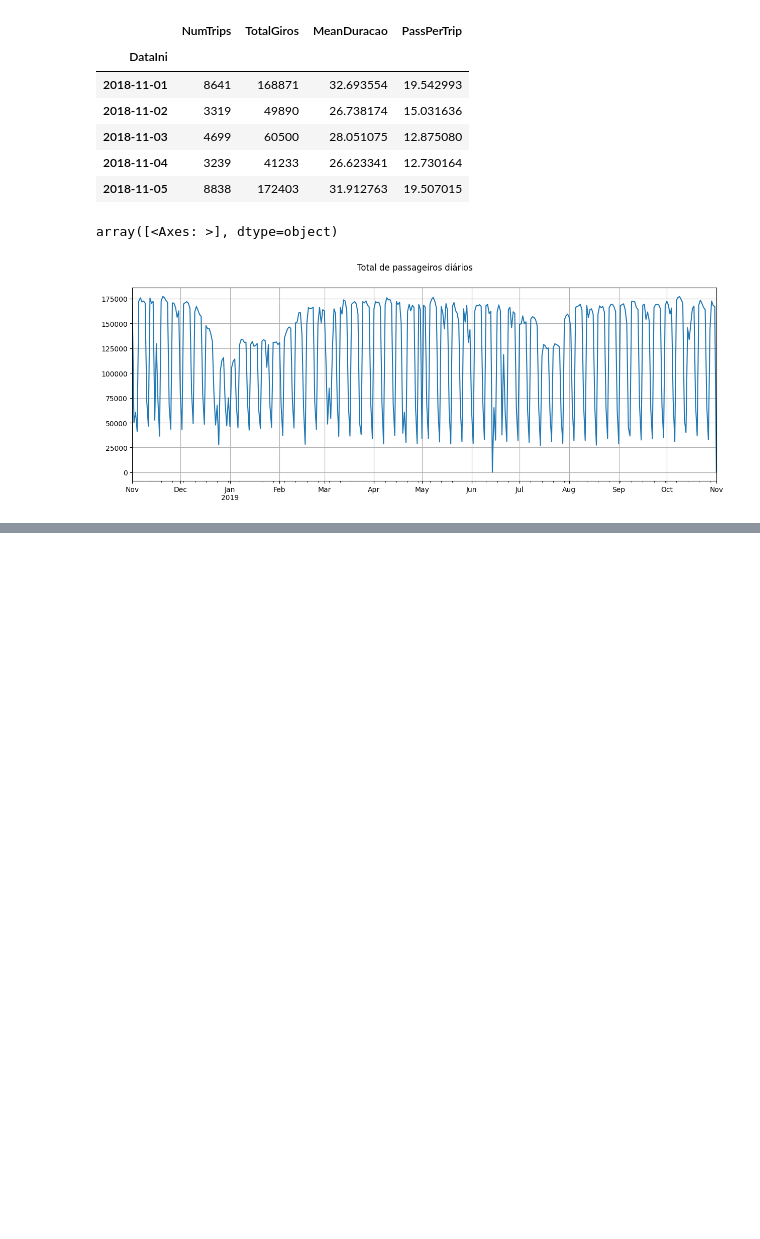
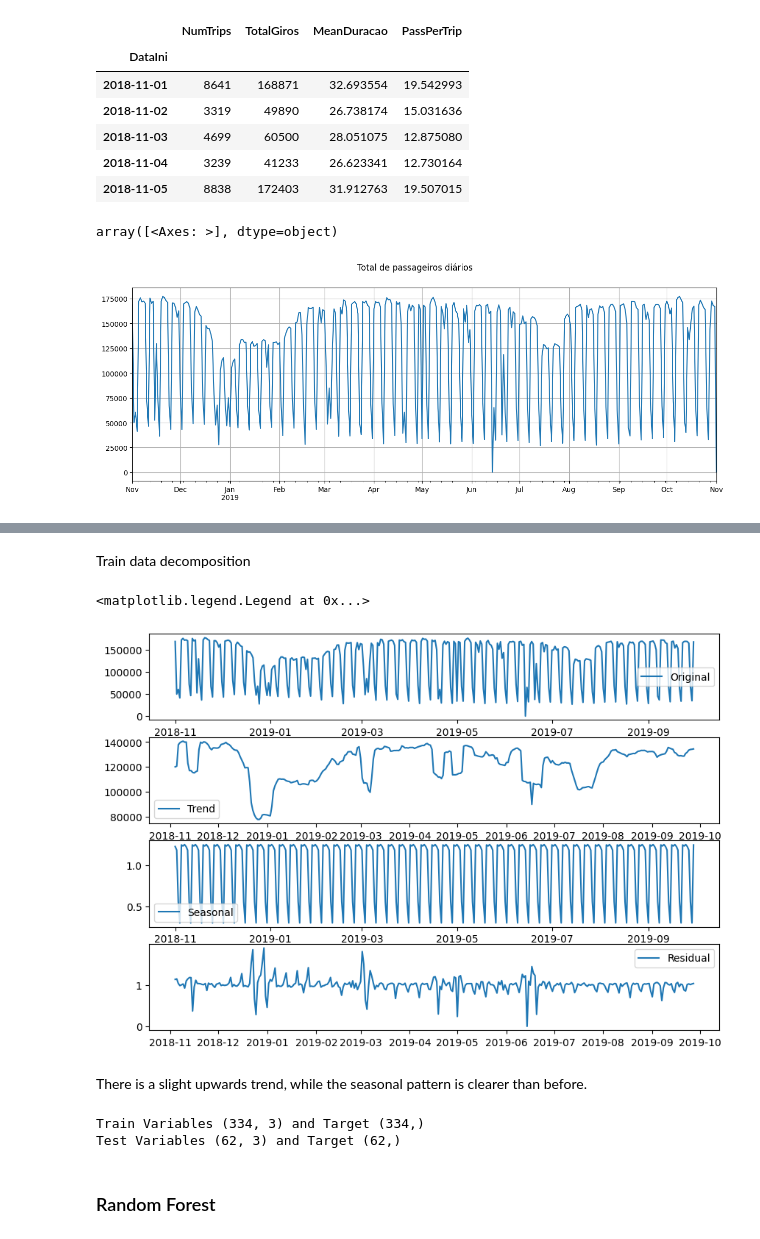
Before and after one commit to afego/ppgc-uff-machine-learning, a Jupyter notebook: florianopolis-bus/floripa-bus.ipynb, the cells around one changed output, grey strips where cells are left out. Saved outputs shown, nothing was run; the diff lists cells and outputs as text; code cells hidden in the pictures; blank space fills up the shorter version.

Commit message:
prediction with random forest

```diff
--- a/florianopolis-bus/floripa-bus.ipynb
+++ b/florianopolis-bus/floripa-bus.ipynb
@@ -510,0 +613,47 @@ The trend observed in the 5 busiest routes also happens in general. here we can
+# %% [markdown]
+Train data decomposition
+# %%
+from statsmodels.tsa.seasonal import seasonal_decompose
+
+decomposition = seasonal_decompose(train_data[target_col], model='multiplicative')
+# decomposition = seasonal_decompose(train_data[target_col], model='additive')
+
+# define os componentes
+trend = decomposition.trend
+seasonal = decomposition.seasonal
+residual = decomposition.resid
+
+# plots
+plt.subplots(figsize=(10, 7))
+plt.subplot(411)
+plt.plot(train_data[target_col], label='Original')
+plt.legend(loc='best')
+
+plt.subplot(412)
+plt.plot(trend, label='Trend')
+plt.legend(loc='best')
+
+plt.subplot(413)
+plt.plot(seasonal, label='Seasonal')
+plt.legend(loc='best')
+
+plt.subplot(414)
+plt.plot(residual, label='Residual')
+plt.legend(loc='best')
+# %% [output]
+<matplotlib.legend.Legend at 0x...>
+[figure, added]
+# %% [markdown]
+There is a slight upwards trend, while the seasonal pattern is clearer than before.
+# %%
+X_train = train_data[train_cols]
+y_train = train_data[target_col]
+print(f"Train Variables {X_train.shape} and Target {y_train.shape}")
+X_test = test_data[train_cols]
+y_test = test_data[target_col]
+print(f"Test Variables {X_test.shape} and Target {y_test.shape}")
+# %% [output]
+Train Variables (334, 3) and Target (334,)
+Test Variables (62, 3) and Target (62,)
+# %% [markdown]
+### Random Forest
```
Also changed, not shown: parts of 29 cells of this notebook.
